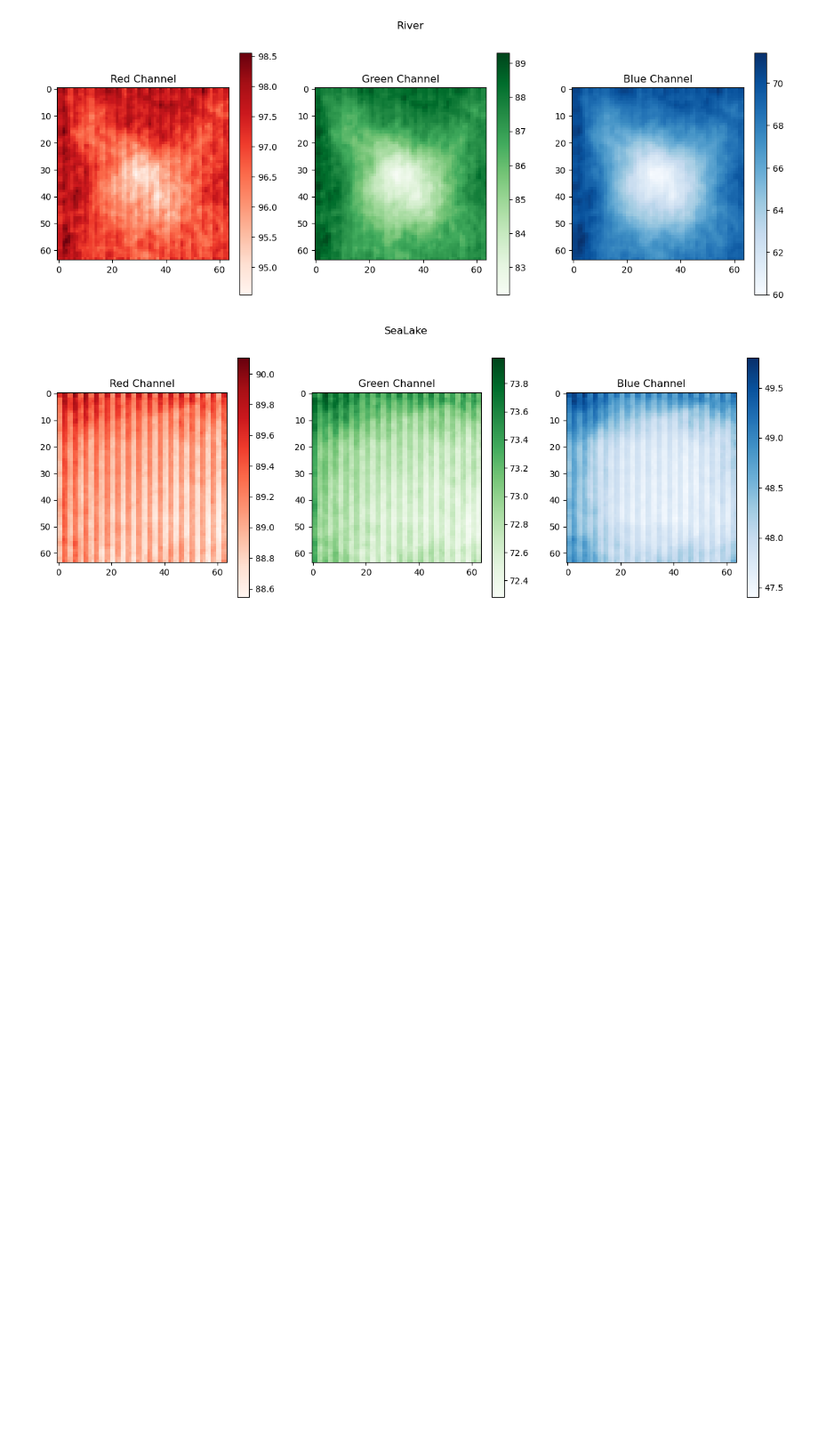
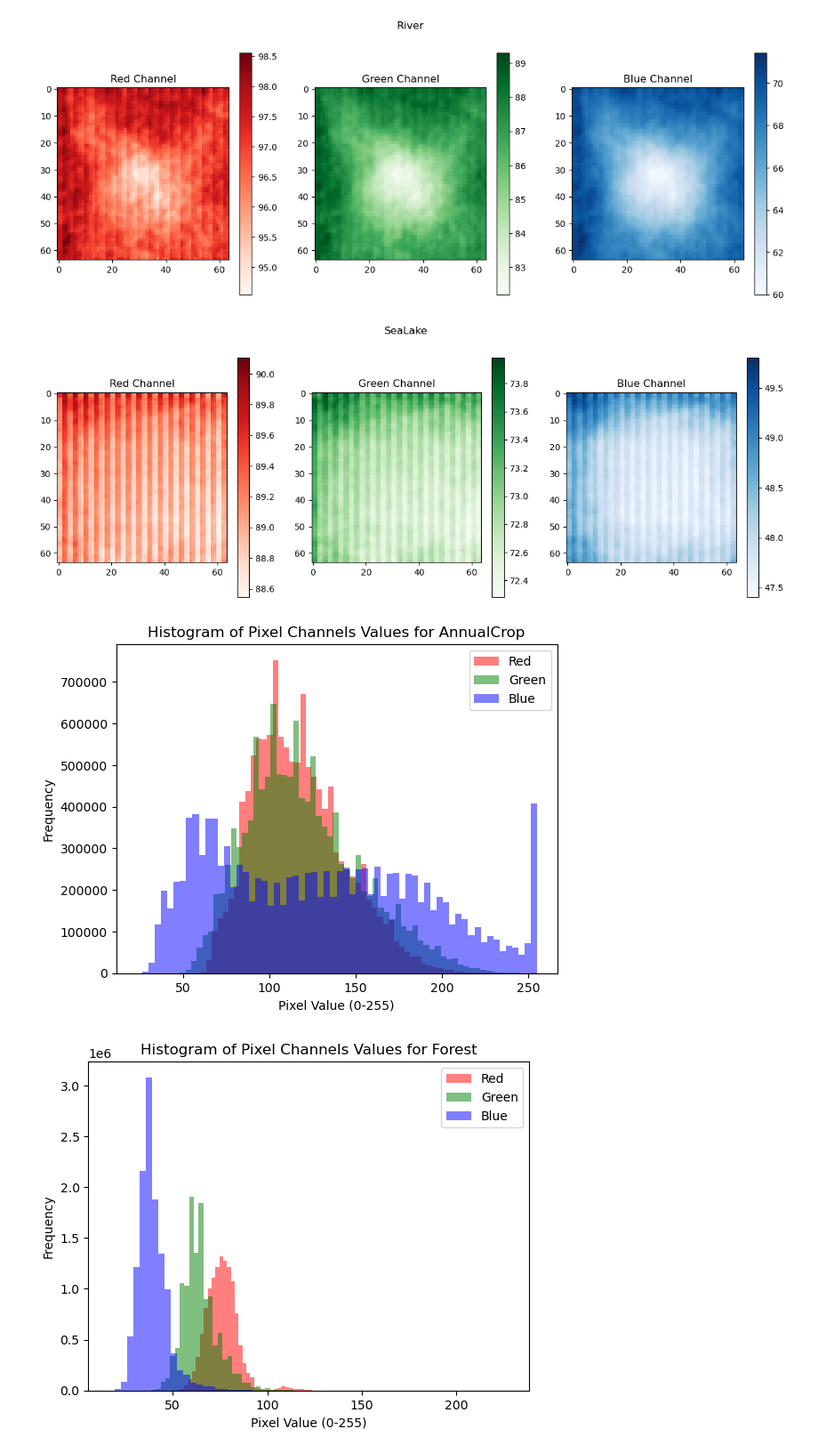
Before and after one commit to cloudburstnow/Eurosat-LandClassification-Resnet-Pytorch, a Jupyter notebook: notebooks/0.0-EuroSat-EDA.ipynb, the cells around one changed output. Shown at 89% size. Drawn from its saved outputs; the diff is of its cells as text; code cells hidden in the pictures; blank space fills up the shorter version.

```diff
--- a/notebooks/0.0-EuroSat-EDA.ipynb
+++ b/notebooks/0.0-EuroSat-EDA.ipynb
@@ -54,3 +54,40 @@ for folder_name in os.listdir(data_folder):
 [figure]
 [figure]
 [figure]
+# %%
+for folder_name in os.listdir(data_folder):
+    folder_path = os.path.join(data_folder, folder_name)
+
+    if not os.path.isdir(folder_path):
+        continue
+
+    images = []
+
+    for file_name in os.listdir(folder_path):
+        if file_name.endswith(".jpg"):
+            file_path = os.path.join(folder_path, file_name)
+
+            img = cv2.imread(file_path)
+
+            images.append(img)
+
+    pixel_values = {'Red': [], 'Green': [], 'Blue': []}
+
+    for img in images:
+        ch1, ch2, ch3 = cv2.split(img)
+        pixel_values['Red'].extend(ch1.flatten())
+        pixel_values['Green'].extend(ch2.flatten())
+        pixel_values['Blue'].extend(ch3.flatten())
+
+    for color, values in pixel_values.items():
+        hist, bins = np.histogram(values, bins=32)
+        plt.hist(bins[:-1], bins, weights=hist, alpha=0.5, label=color, color=color.lower())
+
+    plt.legend()
+    plt.xlabel('Pixel Value (0-255)')
+    plt.ylabel('Frequency')
+    plt.title('Histogram of Pixel Channels Values for {}'.format(folder_name))
+    plt.show()
+# %% [output]
+[figure, added]
+[figure, added]
```
Also changed, not shown: parts of 1 cell of this notebook.
